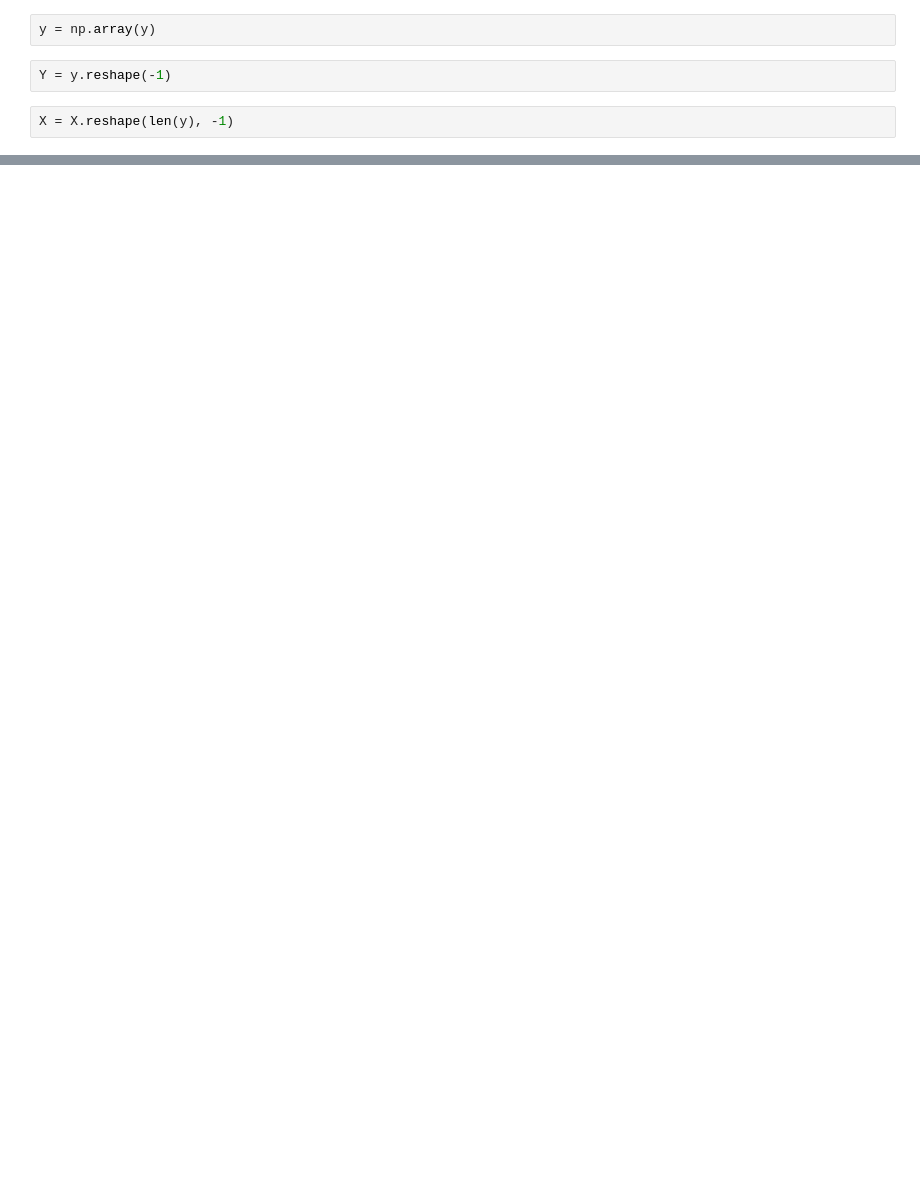
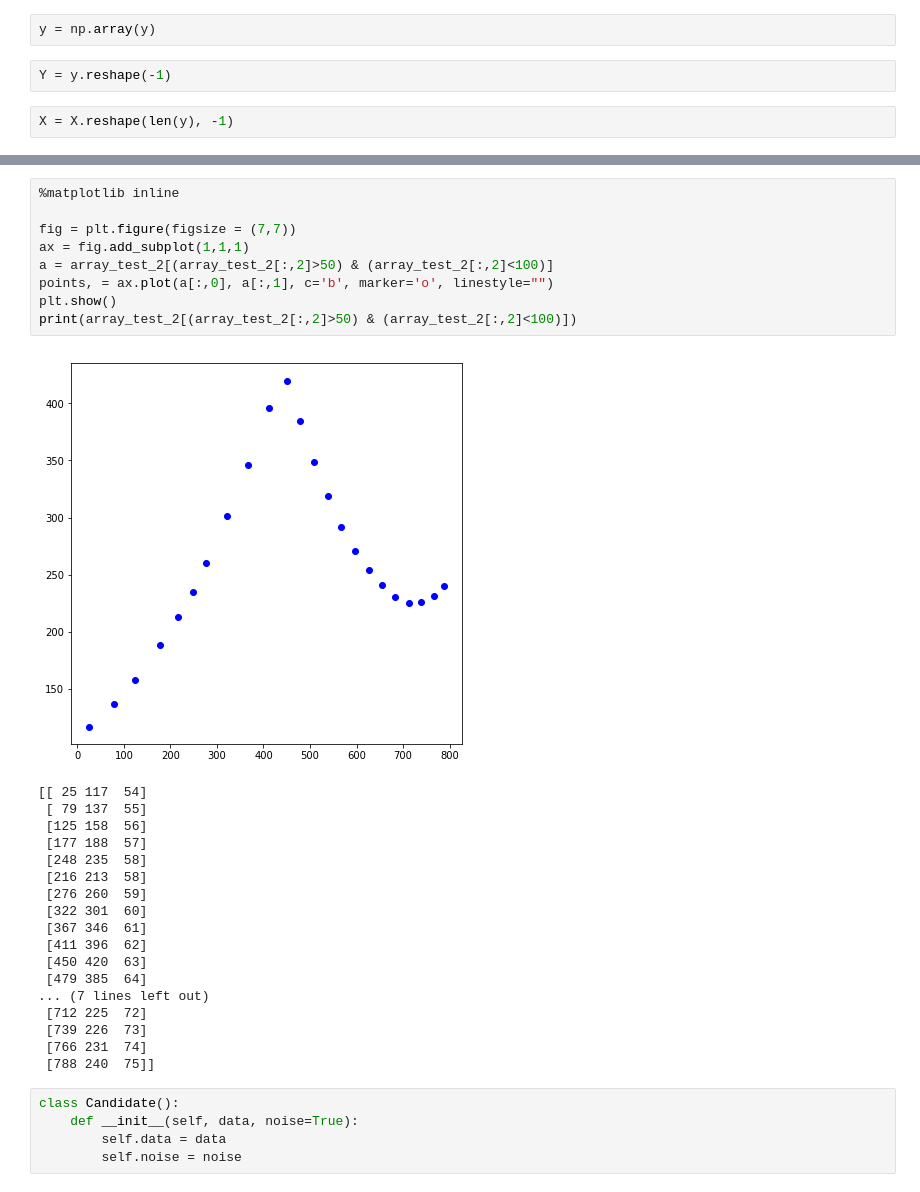
Before and after one commit to Gibb-Launcher/GibbLauncher-Hawkeye, a Jupyter notebook: Untitled.ipynb, the cells around one changed output, grey strips where cells are left out. Drawn from its saved outputs; the diff is of its cells as text; blank space fills up the shorter version.

```diff
--- a/Untitled.ipynb
+++ b/Untitled.ipynb
@@ -94,0 +192,33 @@ plt.show()
+# %%
+%matplotlib inline
+
+fig = plt.figure(figsize = (7,7))
+ax = fig.add_subplot(1,1,1)
+a = array_test_2[(array_test_2[:,2]>50) & (array_test_2[:,2]<100)]
+points, = ax.plot(a[:,0], a[:,1], c='b', marker='o', linestyle="")
+plt.show()
+print(array_test_2[(array_test_2[:,2]>50) & (array_test_2[:,2]<100)])
+# %% [output]
+[figure, added]
+[[ 25 117  54]
+ [ 79 137  55]
+ [125 158  56]
+ [177 188  57]
+ [248 235  58]
+ [216 213  58]
+ [276 260  59]
+ [322 301  60]
+ [367 346  61]
+ [411 396  62]
+ [450 420  63]
+ [479 385  64]
+... (7 lines left out)
+ [712 225  72]
+ [739 226  73]
+ [766 231  74]
+ [788 240  75]]
+# %%
+class Candidate():
+    def __init__(self, data, noise=True):
+        self.data = data
+        self.noise = noise
```
Also changed, not shown: parts of 48 cells of this notebook.
